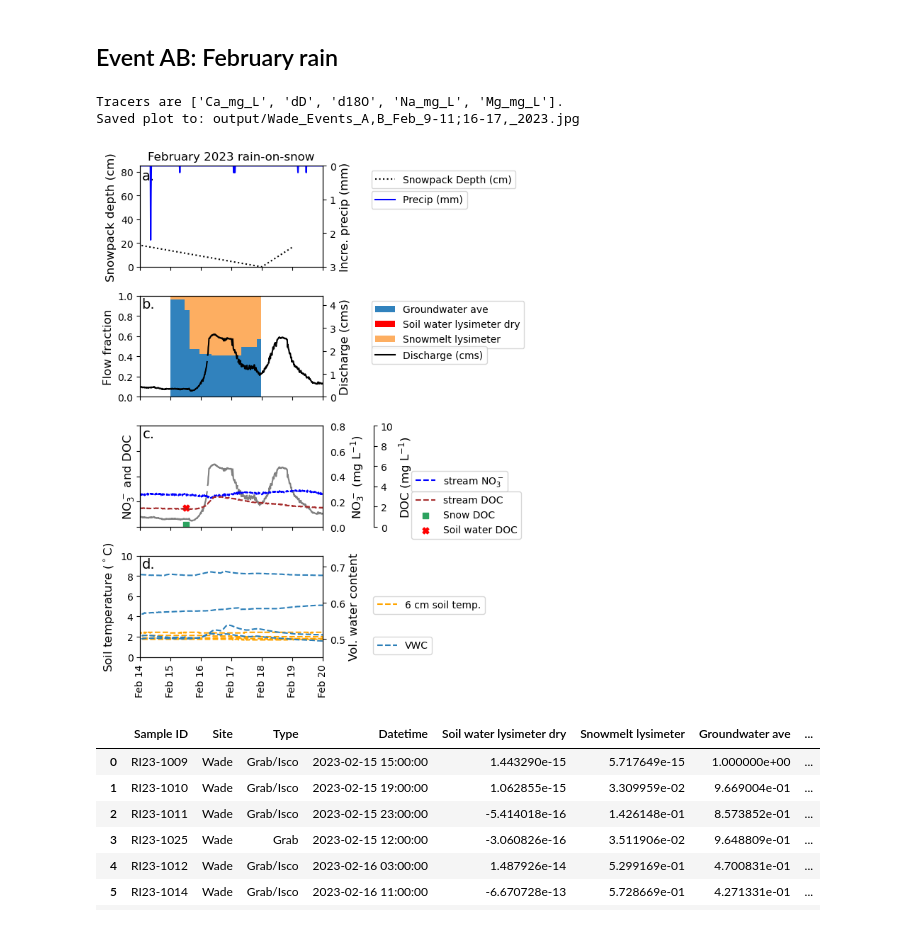
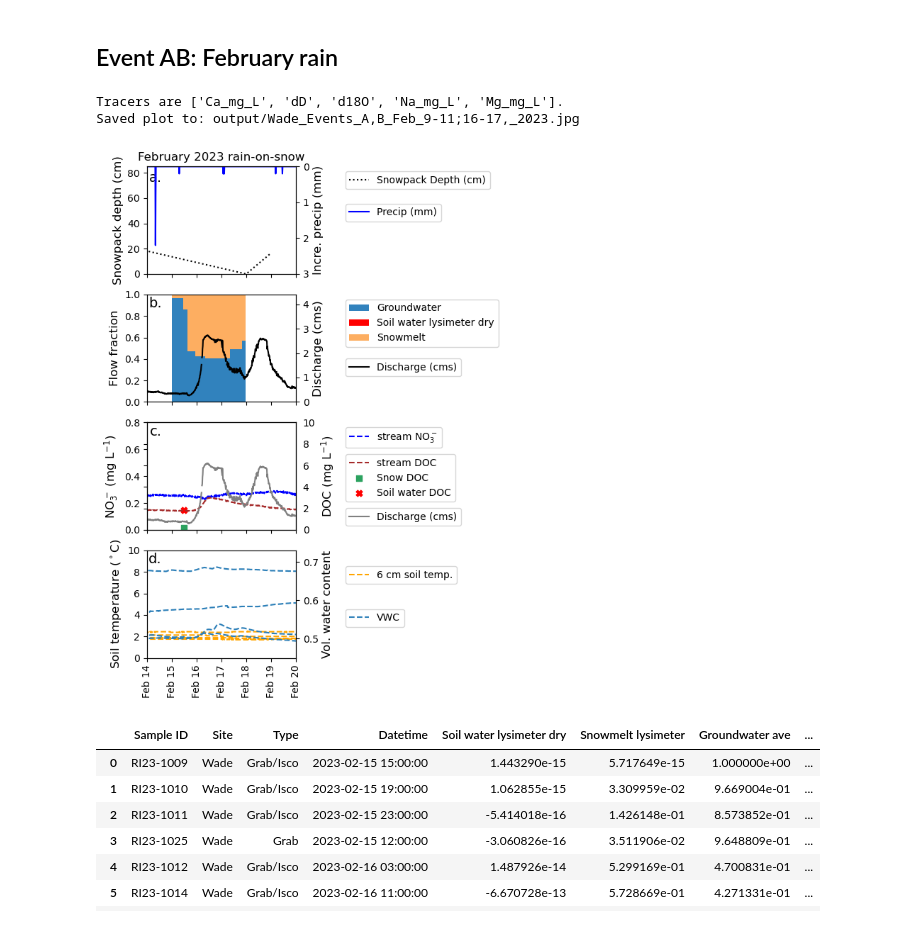
Before and after one commit to MeganEDuffy/EMMA, a Jupyter notebook: obsolete-EMMA-nbs/Wade_2023_ISCO_EMMA-plotting.ipynb, the cells around one changed output. Drawn from its saved outputs; the diff is of its cells as text; code cells hidden in the pictures.

Commit message:
fixing fig 6 emma wade legends

```diff
--- a/obsolete-EMMA-nbs/Wade_2023_ISCO_EMMA-plotting.ipynb
+++ b/obsolete-EMMA-nbs/Wade_2023_ISCO_EMMA-plotting.ipynb
@@ -317,7 +317,7 @@ colors_D = {'Groundwater': '#3182bd', \
           #'Pre-event': '#3182bd' }
 
 def plot_event_with_snowpack(
-    event_df, event_name, colors, start, end, start_plot, end_plot, scan_data, snowpack_data, figsize=(8, 8)
+    event_df, event_name, colors, start, end, start_plot, end_plot, scan_data, snowpack_data, figsize=(6.5, 8)
 ):
     """
     Creates two stacked subplots:
@@ -337,10 +337,10 @@ def plot_event_with_snowpack(
     fig, (ax1, ax2, ax3, ax4) = plt.subplots(4, 1, figsize=figsize, sharex=True)
 
     # Add subplot annotations in top-right corner using Axes coordinates
-    ax1.annotate('a.', xy=(0.08, 0.86), xycoords='axes fraction', fontsize=14, ha='right')
-    ax2.annotate('b.', xy=(0.08, 0.88), xycoords='axes fraction', fontsize=14, ha='right')
-    ax3.annotate('c.', xy=(0.08, 0.88), xycoords='axes fraction', fontsize=14, ha='right')
-    ax4.annotate('d.', xy=(0.08, 0.88), xycoords='axes fraction', fontsize=14, ha='right')
+    ax1.annotate('a.', xy=(0.1, 0.86), xycoords='axes fraction', fontsize=14, ha='right')
+    ax2.annotate('b.', xy=(0.1, 0.88), xycoords='axes fraction', fontsize=14, ha='right')
+    ax3.annotate('c.', xy=(0.1, 0.88), xycoords='axes fraction', fontsize=14, ha='right')
+    ax4.annotate('d.', xy=(0.1, 0.88), xycoords='axes fraction', fontsize=14, ha='right')
 
     ### Top subplot: Snowpack and eventually rainfall ###
     # Filter snowpack + rainfall data for the event duration
@@ -376,6 +376,19 @@ def plot_event_with_snowpack(
         else:
             bottom += event_df[column].values
 
+    # Map original column names to simplified legend labels
+    legend_labels = {
+    'Groundwater ave': 'Groundwater',
+    'Baseflow': 'Groundwater',
+    'Soil water lysimeter ave': 'Soil water',
+    'Snowmelt lysimeter': 'Snowmelt',
+    'Snowmelt lysimeter ave': 'Snowmelt'
+    }
+
+    # Build custom legend handles with simplified labels
+    handles, labels = ax2.get_legend_handles_labels()
+    simplified_labels = [legend_labels.get(lbl, lbl) for lbl in labels]
+
     #ax2.set_xlabel('Datetime')
     ax2.set_xlabel('')
     ax2.set_ylabel('Flow fraction', fontsize=12)
@@ -392,31 +405,21 @@ def plot_event_with_snowpack(
     ax2_secondary.legend(loc='upper left', bbox_to_anchor=(1.24, 0.55))
 
     # Plot discharge (again), NO3, and TOC on lower plot
-    ax3.plot(scan_data['datetime'], scan_data['q_cms_wb'], color='grey', label='Discharge (cms)', linestyle='-')
-    ax3.set_ylabel('NO$_3^-$ and DOC', color='black', fontsize = 12)
-    ax3.set_ylim([0, 4.4])
-    ax3.tick_params(axis='y', labelcolor='white')
-    ax3.set_yticks([])
-    ax3.tick_params(axis='x', rotation=90)
+    # Primary y-axis for nitrate
+    ax3.plot(scan_data['datetime'], scan_data['NO3'], color='blue', label='stream NO$_3^-$', linestyle='--')
+    ax3.set_ylabel('NO$_3^-$ (mg L$^{-1}$)', color='black', fontsize = 12)
+    ax3.set_ylim(0,0.8)
+    ax3.legend(loc='upper left', bbox_to_anchor=(1.5, 0.6))
 
-    # Secondary y-axis for nitrate
+    # Secondary y-axis for stream DOC
     ax3_secondary = ax3.twinx()
-    ax3_secondary.spines.right.set_position(("axes", 1.0))
-    ax3_secondary.plot(scan_data['datetime'], scan_data['NO3'], color='blue', label='stream NO$_3^-$', linestyle='--')
-    ax3_secondary.set_ylabel('NO$_3^-$ (mg L$^{-1}$)', color='black', fontsize = 12)
-    ax3_secondary.set_ylim(0,0.8)
-    ax3_secondary.legend(loc='upper left', bbox_to_anchor=(1.46, 0.6))
-
-    # Tertiary y-axis for DOC
-    ax3_tertiary = ax3_secondary.twinx()
-    ax3_tertiary.spines.right.set_position(("axes", 1.28))
-    ax3_tertiary.plot(toc_data['datetime'], toc_data['TOC'], color='brown', label='stream DOC', linestyle='--')
-    #ax3_tertiary.scatter(streamwater_data['Datetime'], streamwater_data['TOC mg_L'], color = 'black', s = 10, label='stream TOC')
+    ax3_secondary.plot(toc_data['datetime'], toc_data['TOC'], color='brown', label='stream DOC', linestyle='--')
+    #ax3_secondary.scatter(streamwater_data['Datetime'], streamwater_data['TOC mg_L'], color = 'black', s = 10, label='Stream DOC')
     # Plot each type separately
     for t, group in em_toc_data.groupby('Type'):
         if t in type_styles:
             style = type_styles[t]
-            ax3_tertiary.scatter(
+            ax3_secondary.scatter(
                 group['Datetime'],
                 group['TOC_mg_L'],
                 color=style['color'],
@@ -424,9 +427,17 @@ def plot_event_with_snowpack(
                 s=40,
                 label=style['label']
             )
-    ax3_tertiary.set_ylabel('DOC (mg L$^{-1}$)', color='black', fontsize = 12)
-    ax3_tertiary.set_ylim(0,10)
-    ax3_tertiary.legend(loc='upper left', bbox_to_anchor=(1.46, 0.4))
+    ax3_secondary.set_ylabel('DOC (mg L$^{-1}$)', color='black', fontsize = 12)
+    ax3_secondary.set_ylim(0,10)
+
+    # Tertiary axis for discharge (greyed out, no axis label needed)
+    ax3_tertiary = ax3_secondary.twinx()
+    ax3_tertiary.spines.right.set_position(("axes", 1.0))
+    ax3_tertiary.plot(scan_data['datetime'], scan_data['q_cms_wb'], color='grey', label='Discharge (cms)', linestyle='-')
+    ax3_tertiary.set_ylim([0, 4.4])
+    ax3_tertiary.tick_params(axis='y', labelcolor='white')
+    ax3_tertiary.set_yticks([])
+    ax3_tertiary.tick_params(axis='x', rotation=90, color = 'white')
 
     # Fix secondary y-axis tick alignment after creating the tertiary axis
     ax3_secondary.tick_params(axis='y', labelright=True, labelleft=False)
@@ -445,34 +456,52 @@ def plot_event_with_snowpack(
     ax4_secondary.plot(soil_data['Datetime'], soil_data['VWC'], color='#2c7fb8', label='VWC', linestyle='--')
     ax4_secondary.set_ylabel('Vol. water content', color='black', fontsize = 12)
     ax4_secondary.set_ylim(0.45,0.73)
     ax4_secondary.legend(loc='upper left', bbox_to_anchor=(1.25, 0.25))
+
+    # Plot all legends (overwrites some bad legend positions above)
+    # Before plotting legends, shrink the plotting area to make space on the right
+    plt.subplots_adjust(right=0.75)
+
+    # Then fix all legends with the same x anchor
+    ax1.legend(loc='upper left', bbox_to_anchor=(1.30, 1.0))
+    ax1_secondary.legend(loc='upper left', bbox_to_anchor=(1.30, 0.7))
+
+    ax2.legend(handles, simplified_labels, loc='upper left', bbox_to_anchor=(1.30, 1.0))
+    ax2_secondary.legend(loc='upper left', bbox_to_anchor=(1.30, 0.45))
+
+    ax3.legend(loc='upper left', bbox_to_anchor=(1.30, 1.0))
+    ax3_secondary.legend(loc='upper left', bbox_to_anchor=(1.30, 0.75))
+    ax3_tertiary.legend(loc='upper left', bbox_to_anchor=(1.30, 0.25))
+
+    ax4.legend(loc='upper left', bbox_to_anchor=(1.30, 0.9))
+    ax4_secondary.legend(loc='upper left', bbox_to_anchor=(1.30, 0.5))
 
     # Define the formatter
     date_fmt = mdates.DateFormatter('%b %d')  # e.g., 'Feb 09'
 
     # Apply to all x-axes
     for ax in [ax1, ax2, ax3, ax4]:
         ax.xaxis.set_major_formatter(date_fmt)
 
     plt.tight_layout()
 
     # --- Save plot as 'output/Site_EventName.jpg' ---
     # Sanitize filename: replace spaces and parentheses
     safe_event_name = event_name.replace(" ", "_").replace("(", "").replace(")", "").replace(":", "")
     filename = f"{Site}_{safe_event_name}.jpg"
     output_path = os.path.join("output", filename)
 
     fig.savefig(output_path, dpi=300)
     print(f"Saved plot to: {output_path}")
 
     plt.show()
 
 plot_event_with_snowpack(eventA_df, "Events A,B (Feb 9-11;16-17, 2023)", \
                          colors_A, start_A, end_A, start_plot_A, end_plot_A, scan_data, snowpack_data)
 # %% [output]
 Tracers are ['Ca_mg_L', 'dD', 'd18O', 'Na_mg_L', 'Mg_mg_L'].
 Saved plot to: output/Wade_Events_A,B_Feb_9-11;16-17,_2023.jpg
-[figure, old version]
+[figure, new version]
 # %%
 fractions_df.to_csv('Wade_WY23_FebROS_EMMA_fractions.csv', index=False)
 
```
Also changed, not shown: parts of 2 cells of this notebook, 3 other files.
